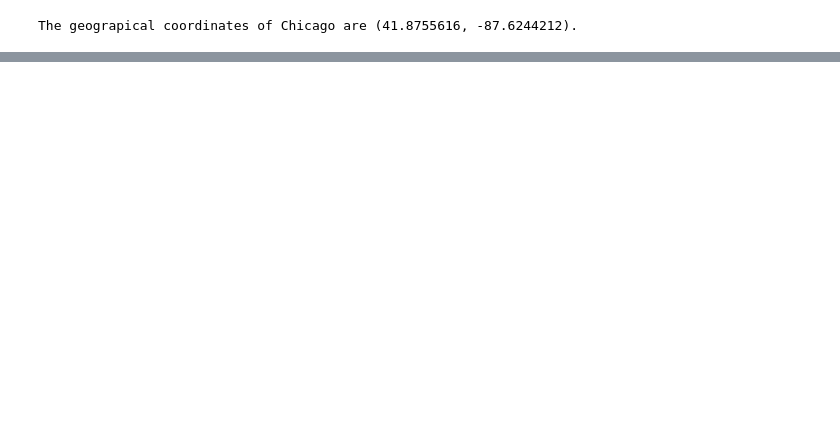
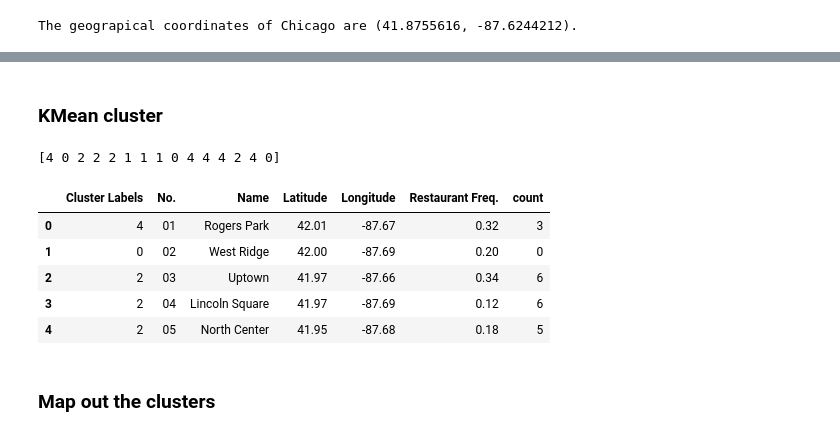
Before and after one commit to BriAnWuu/Coursera_Capstone, a Jupyter notebook: The Battle of Neighborhoods/Description.ipynb, the cells around one changed output, grey strips where cells are left out. Saved outputs shown, nothing was run; the diff lists cells and outputs as text; code cells hidden in the pictures; blank space fills up the shorter version.

```diff
--- a/The Battle of Neighborhoods/Description.ipynb
+++ b/The Battle of Neighborhoods/Description.ipynb
@@ -343,0 +405,29 @@ dtype: int64
+# %% [markdown]
+### KMean cluster
+# %%
+# set number of clusters
+kclusters = 5
+
+chicago_clustering = community_df
+chicago_clustering = chicago_clustering.drop(['No.', 'Name', 'Latitude', 'Longitude'], 1)
+
+# run k-means clustering
+kmeans = KMeans(n_clusters=kclusters, random_state=0).fit(chicago_clustering)
+
+print(kmeans.labels_[0:15])
+
+# add clustering labels
+result = community_df
+result.insert(0, 'Cluster Labels', kmeans.labels_)
+
+result.head()
+# %% [output]
+[4 0 2 2 2 1 1 1 0 4 4 4 2 4 0]
+|  | Cluster Labels | No. | Name | Latitude | Longitude | Restaurant Freq. | count |
+| 0 | 4 | 01 | Rogers Park | 42.01 | -87.67 | 0.32 | 3 |
+| 1 | 0 | 02 | West Ridge | 42.00 | -87.69 | 0.20 | 0 |
+| 2 | 2 | 03 | Uptown | 41.97 | -87.66 | 0.34 | 6 |
+| 3 | 2 | 04 | Lincoln Square | 41.97 | -87.69 | 0.12 | 6 |
+| 4 | 2 | 05 | North Center | 41.95 | -87.68 | 0.18 | 5 |
+# %% [markdown]
+### Map out the clusters
```
Also changed, not shown: parts of 42 cells of this notebook.
